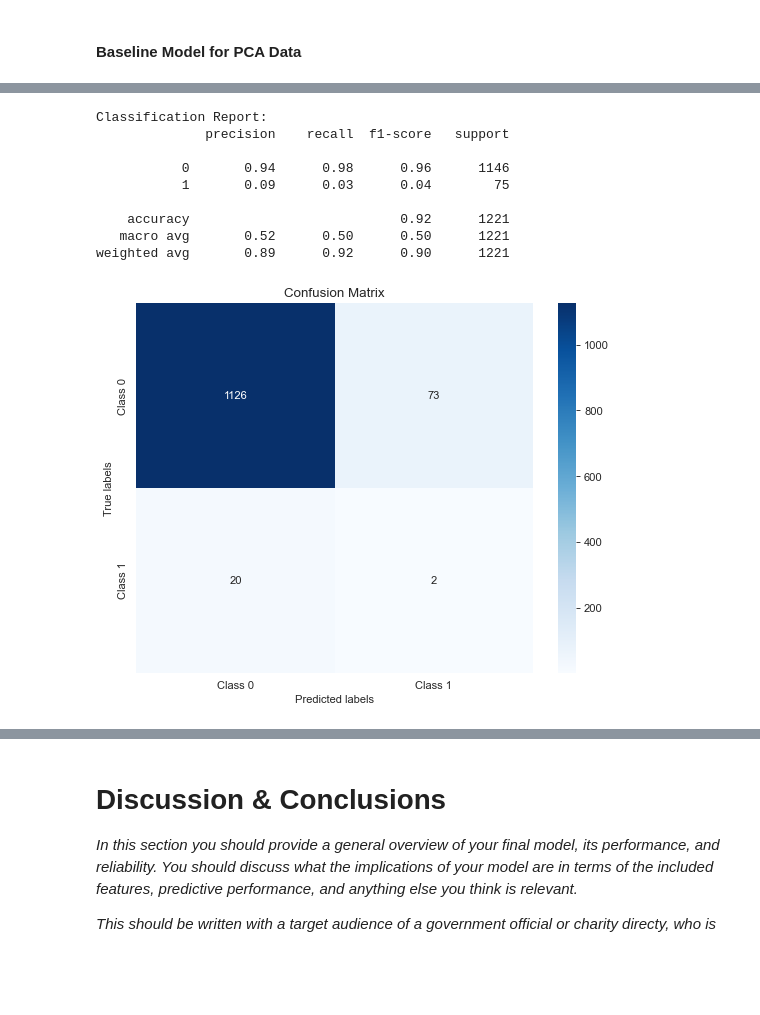
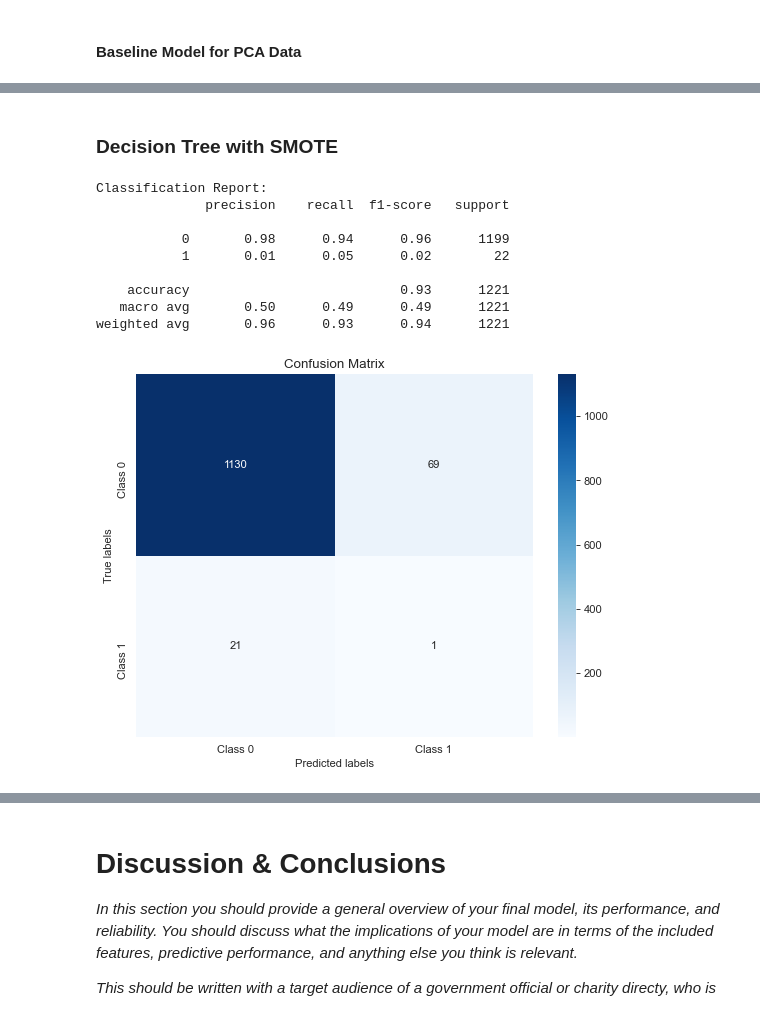
Before and after one commit to IRis0550/mlpy_2, a Jupyter notebook: project2.ipynb, the cells around one changed output, grey strips where cells are left out. Cells and saved outputs as stored; diff of their text form; code cells hidden in the pictures; blank space fills up the shorter version.

```diff
--- a/project2.ipynb
+++ b/project2.ipynb
@@ -781,3 +343,9 @@ d_new['fico_log'] = np.log(d_new['fico'] + 1)
+# %%
+# Initialize SMOTE
+smote = SMOTE(random_state=42)
+
+# Apply SMOTE to generate synthetic samples
+X_train_smote, y_train_smote = smote.fit_resample(X_train_hv, y_train_hv)
 # %% [markdown]
 # Model Fitting and Tuning
 
@@ -880,37 +435,39 @@ y_pred_smote_1 = dt_classifier_smote.predict(X_test_2)
+# %% [markdown]
+### Decision Tree with SMOTE
 # %%
-import matplotlib.pyplot as plt
-from sklearn.metrics import confusion_matrix
-from sklearn.metrics import classification_report
+# Initialize the decision tree classifier
+dt_classifier_smote = DecisionTreeClassifier(random_state=42)
 
+# Train the classifier on the resampled data
+dt_classifier_smote.fit(X_train_smote, y_train_smote)
 
+# Predict on the testing data
+y_pred_smote_dt = dt_classifier_smote.predict(X_test_hv)
 # Generate the classification report
-report_smote_1 = classification_report(y_pred_smote_1, y_test_2)
+report_smote_dt = classification_report(y_test_hv,y_pred_smote_dt)
 
 # Print the classification report
 print("Classification Report:")
-print(report_smote_1)
+print(report_smote_dt)
 # Assuming y_test and y_pred are the true labels and predicted labels, respectively
 # Calculate the confusion matrix
-conf_matrix = confusion_matrix(y_test_2, y_pred_smote_1)
-
-# Define class labels (if applicable)
-class_labels = ['Class 0', 'Class 1']  # Replace with your actual class labels if available
+conf_matrix_dt_smote = confusion_matrix(y_test_hv,y_pred_smote_dt)
 
 # Plot confusion matrix
 plt.figure(figsize=(8, 6))
-sns.heatmap(conf_matrix, annot=True, fmt="d", cmap="Blues", xticklabels=class_labels, yticklabels=class_labels)
+sns.heatmap(conf_matrix_dt_smote, annot=True, fmt="d", cmap="Blues", xticklabels=class_labels, yticklabels=class_labels)
 plt.xlabel('Predicted labels')
 plt.ylabel('True labels')
 plt.title('Confusion Matrix')
 plt.show()
 # %% [output]
 Classification Report:
               precision    recall  f1-score   support
 
-           0       0.94      0.98      0.96      1146
-           1       0.09      0.03      0.04        75
+           0       0.98      0.94      0.96      1199
+           1       0.01      0.05      0.02        22
 
-    accuracy                           0.92      1221
-   macro avg       0.52      0.50      0.50      1221
-weighted avg       0.89      0.92      0.90      1221
+    accuracy                           0.93      1221
+   macro avg       0.50      0.49      0.49      1221
+weighted avg       0.96      0.93      0.94      1221
-[figure, old version]
+[figure, new version]
```
Also changed, not shown: parts of 70 cells of this notebook, 4 other files.
